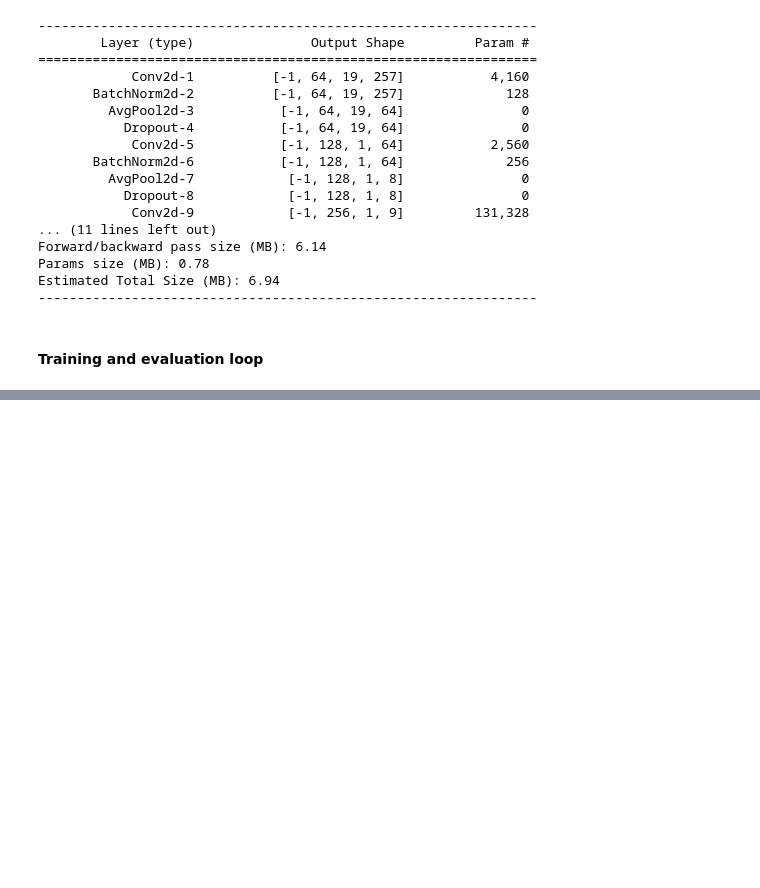
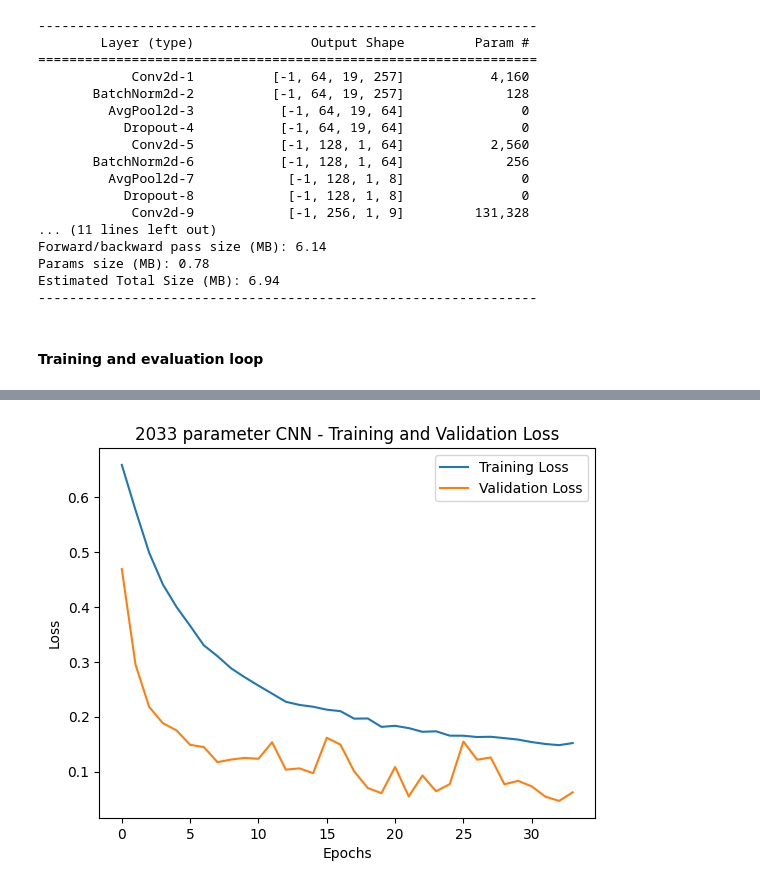
Before and after one commit to armecirkelen4/EEG-annotation, a Jupyter notebook: EEGNet-PyTorch.ipynb, the cells around one changed output, grey strips where cells are left out. Saved outputs shown, nothing was run; the diff lists cells and outputs as text; code cells hidden in the pictures; blank space fills up the shorter version.

Commit message:
Selfmade CNN's ready to train
a small and large CNN (2k and 200k parameters) ready to train on turkish data

```diff
--- a/EEGNet-PyTorch.ipynb
+++ b/EEGNet-PyTorch.ipynb
@@ -661,0 +679,13 @@ torch.save(model.state_dict(), f"{dir}/largeCNNmodel.pth")
+# %%
+# PLOTTING
+import matplotlib.pyplot as plt
+
+plt.plot(train_loss_history, label='Training Loss')
+plt.plot(val_loss_history, label='Validation Loss')
+plt.title('2033 parameter CNN - Training and Validation Loss')
+plt.xlabel('Epochs')
+plt.ylabel('Loss')
+plt.legend()
+plt.show()
+# %% [output]
+[figure, added]
```
Also changed, not shown: parts of 4 cells of this notebook, 1 other file.
